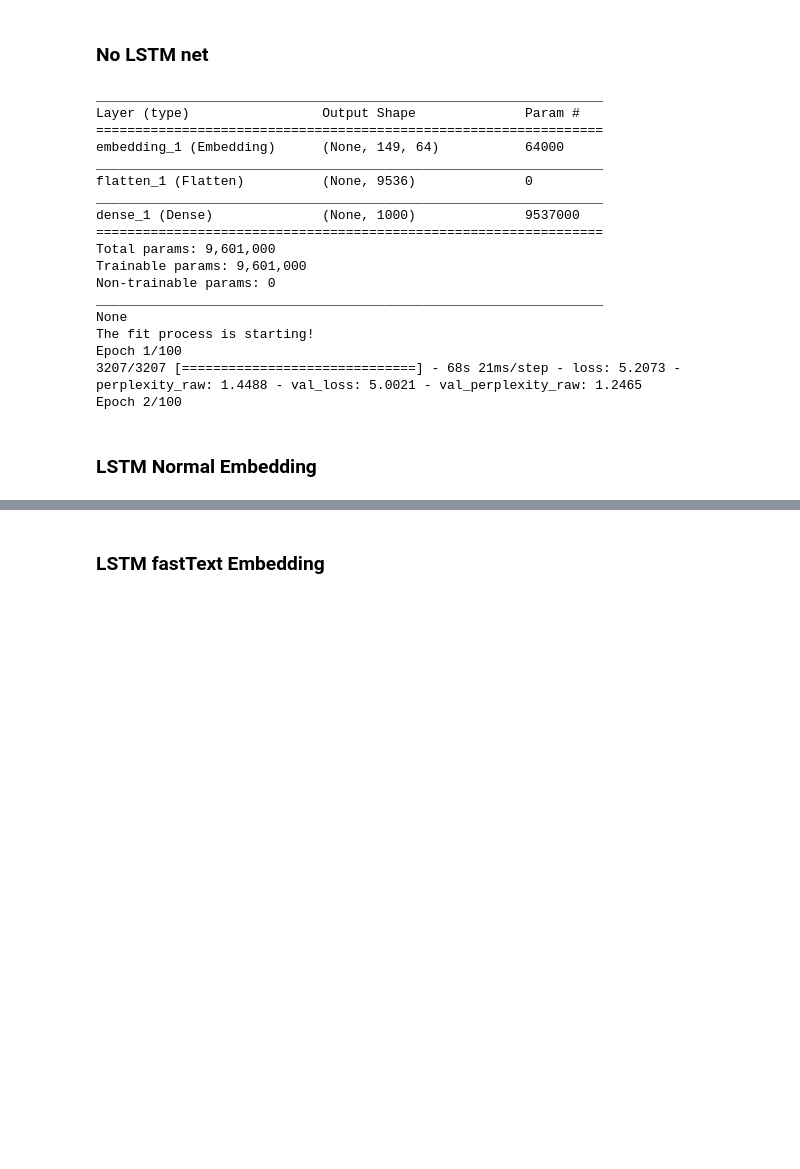
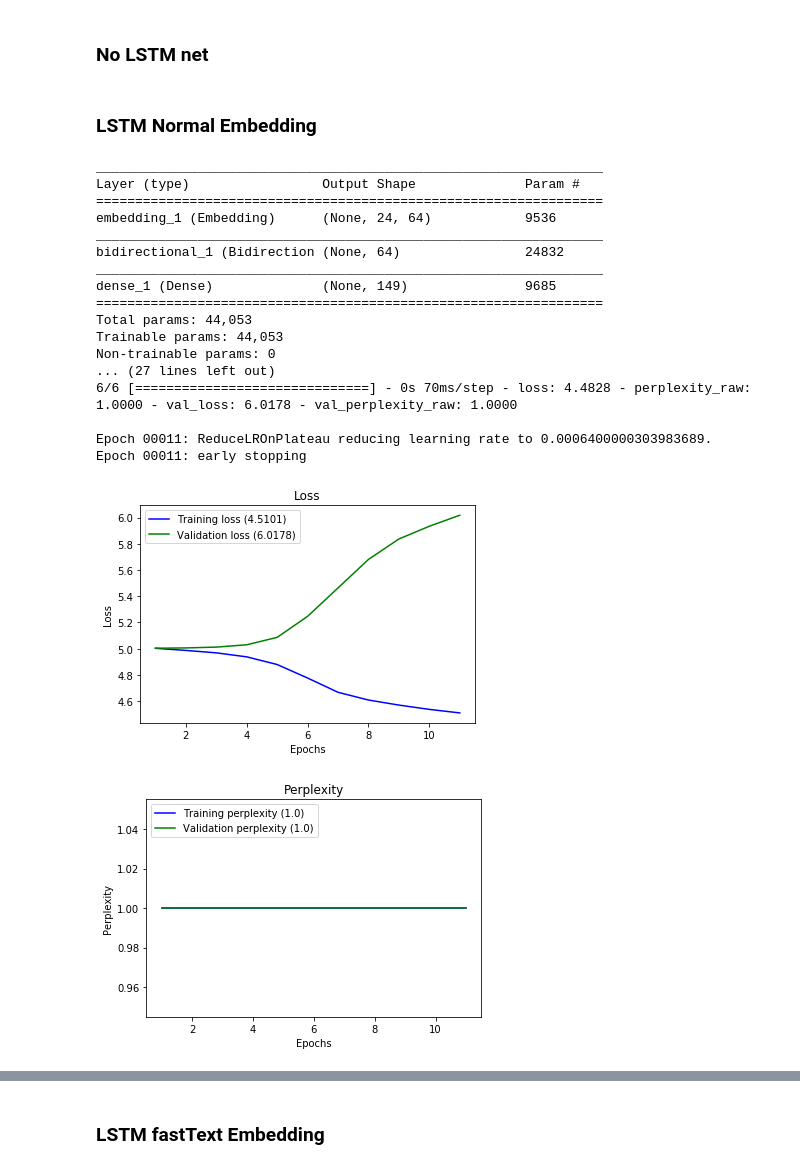
Before and after one commit to GuillemGSubies/TFG, a Jupyter notebook: fit_generator.ipynb, the cells around one changed output, grey strips where cells are left out. Drawn from its saved outputs; the diff is of its cells as text; code cells hidden in the pictures; blank space fills up the shorter version.

```diff
--- a/fit_generator.ipynb
+++ b/fit_generator.ipynb
@@ -15,5 +13,5 @@ K.tensorflow_backend._get_available_gpus()
 # %%
-data = open("data/movie_lines.txt", "rb").read()[:100].decode("utf-8")
+data = open("data/movie_lines.txt", "rb").read()[:1500].decode("utf-8")
 # %%
 model = BaseNetwork(max_sequence_len=301, batchsize=32, vocab_size=1000)
 # %%
@@ -30,28 +28,29 @@ Wall time: 3.16 ms
 %%time
 model.compile(arch="Baseline", embedding="", gpu=True)
 model.fit(corpus, epochs=100, verbose=1)
-# %% [output]
-_________________________________________________________________
-Layer (type)                 Output Shape              Param #
-=================================================================
-embedding_1 (Embedding)      (None, 149, 64)           64000
-_________________________________________________________________
-flatten_1 (Flatten)          (None, 9536)              0
-_________________________________________________________________
-dense_1 (Dense)              (None, 1000)              9537000
-=================================================================
-Total params: 9,601,000
-Trainable params: 9,601,000
-Non-trainable params: 0
-_________________________________________________________________
-None
-The fit process is starting!
-Epoch 1/100
-3207/3207 [==============================] - 68s 21ms/step - loss: 5.2073 - perplexity_raw: 1.4488 - val_loss: 5.0021 - val_perplexity_raw: 1.2465
-Epoch 2/100
 # %% [markdown]
 ### LSTM Normal Embedding
 # %%
 %%time
-model.compile(arch="LSTM_Embedding", embedding="", gpu=True, lstm=[32])
+model.compile(arch="LSTM_Embedding", embedding="", gpu=False, lstm=[32])
 model.fit(corpus, epochs=100, verbose=1)
+# %% [output]
+_________________________________________________________________
+Layer (type)                 Output Shape              Param #
+=================================================================
+embedding_1 (Embedding)      (None, 24, 64)            9536
+_________________________________________________________________
+bidirectional_1 (Bidirection (None, 64)                24832
+_________________________________________________________________
+dense_1 (Dense)              (None, 149)               9685
+=================================================================
+Total params: 44,053
+Trainable params: 44,053
+Non-trainable params: 0
+... (27 lines left out)
+6/6 [==============================] - 0s 70ms/step - loss: 4.4828 - perplexity_raw: 1.0000 - val_loss: 6.0178 - val_perplexity_raw: 1.0000
+
+Epoch 00011: ReduceLROnPlateau reducing learning rate to 0.0006400000303983689.
+Epoch 00011: early stopping
+[figure, added]
+[figure, added]
```
Also changed, not shown: parts of 18 cells of this notebook, 9 other files.
